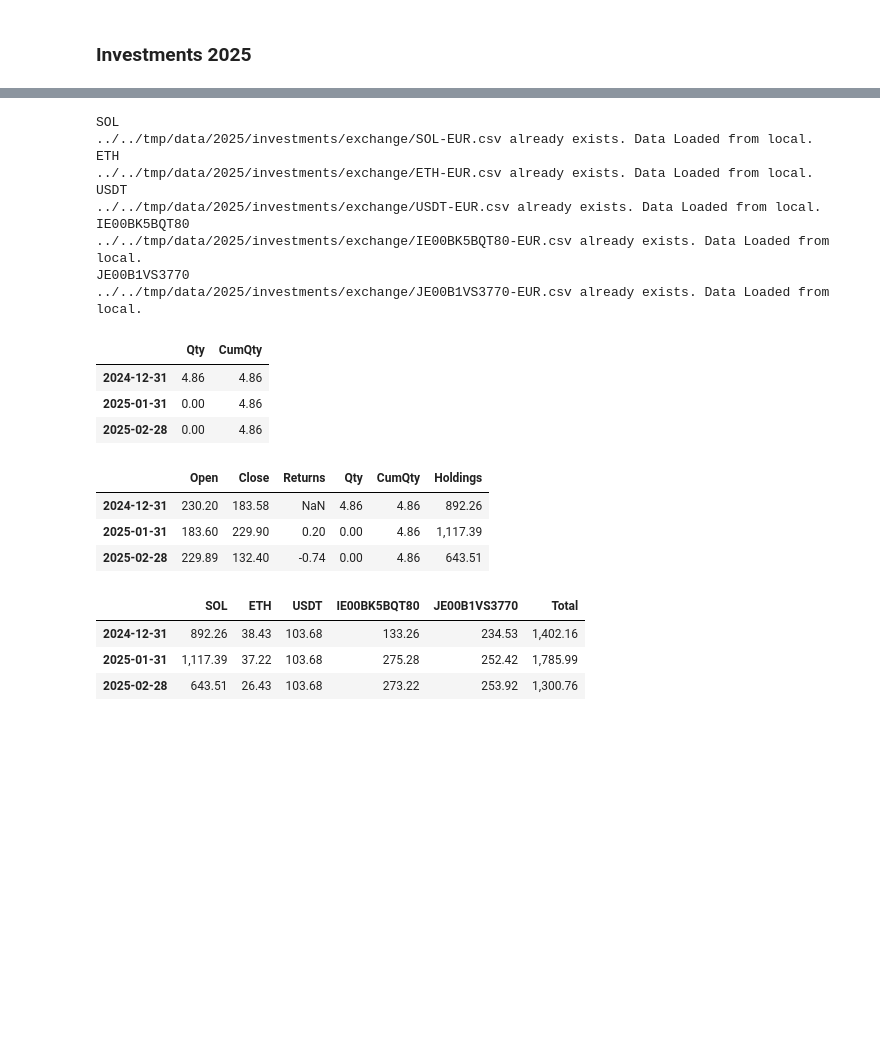
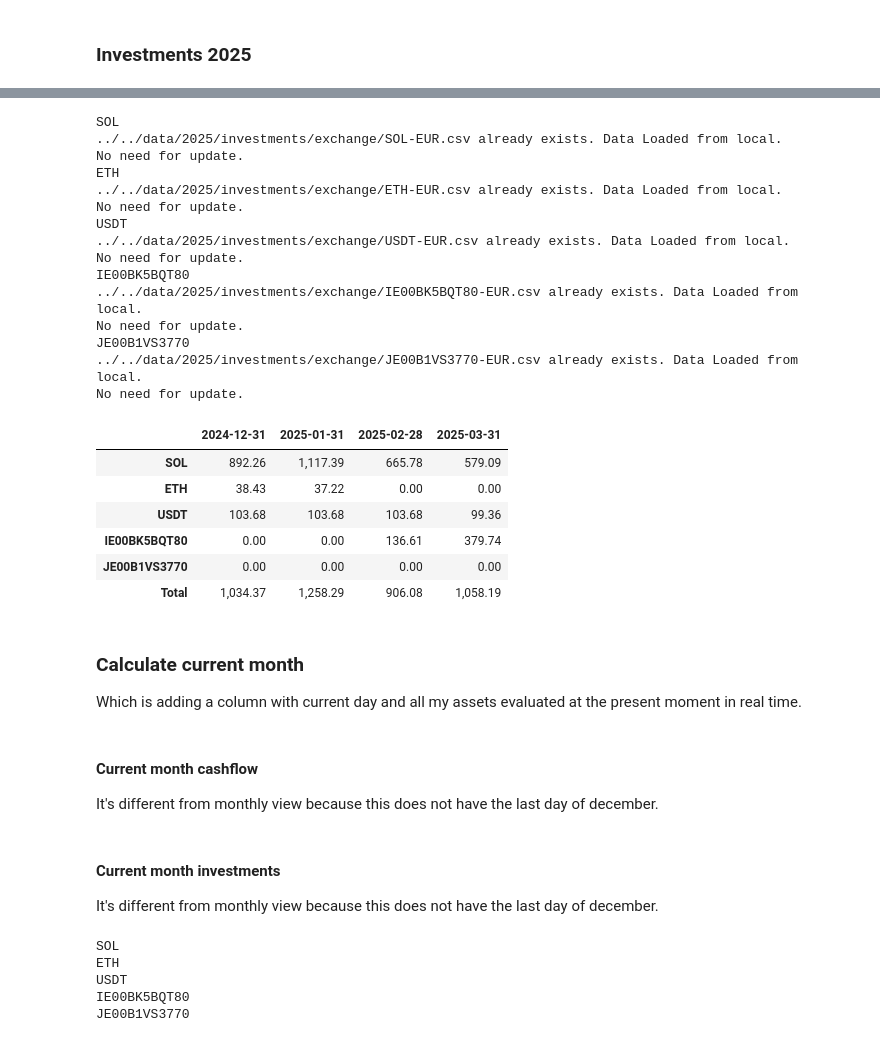
Before and after one commit to deepotrus/deepfinance, a Jupyter notebook: notebooks/nb2025.ipynb, the cells around one changed output, grey strips where cells are left out. Drawn from its saved outputs; the diff is of its cells as text; code cells hidden in the pictures; blank space fills up the shorter version.

```diff
--- a/notebooks/nb2025.ipynb
+++ b/notebooks/nb2025.ipynb
@@ -18,5 +14,5 @@ import time # sleep fetch
 # %%
 YEAR = 2025
-data_path_o = Path("../../tmp/data")
+data_path_o = Path("../../data")
 # %%
 init_holdings = FinLoad.load_init_holdings(data_path_o, YEAR)
@@ -110,40 +67,39 @@ df_year_investments
 # %%
 holdings_monthlyized = FinInvestmentsGet.get_holdings_monthlyized(df_year_investments, YEAR)
 # %%
-
 assets_monthlyized = FinInvestmentsGet.get_assets_monthlyized(holdings_monthlyized, data_path_o, YEAR)
 assets = FinInvestmentsGet.get_assets_global(assets_monthlyized, holdings_monthlyized)
 # %% [output]
 SOL
-../../tmp/data/2025/investments/exchange/SOL-EUR.csv already exists. Data Loaded from local.
+../../data/2025/investments/exchange/SOL-EUR.csv already exists. Data Loaded from local.
+No need for update.
 ETH
-../../tmp/data/2025/investments/exchange/ETH-EUR.csv already exists. Data Loaded from local.
+../../data/2025/investments/exchange/ETH-EUR.csv already exists. Data Loaded from local.
+No need for update.
 USDT
-../../tmp/data/2025/investments/exchange/USDT-EUR.csv already exists. Data Loaded from local.
+../../data/2025/investments/exchange/USDT-EUR.csv already exists. Data Loaded from local.
+No need for update.
 IE00BK5BQT80
-../../tmp/data/2025/investments/exchange/IE00BK5BQT80-EUR.csv already exists. Data Loaded from local.
+../../data/2025/investments/exchange/IE00BK5BQT80-EUR.csv already exists. Data Loaded from local.
+No need for update.
 JE00B1VS3770
-../../tmp/data/2025/investments/exchange/JE00B1VS3770-EUR.csv already exists. Data Loaded from local.
+../../data/2025/investments/exchange/JE00B1VS3770-EUR.csv already exists. Data Loaded from local.
+No need for update.
-# %%
-holdings_monthlyized['Cryptocurrencies']['SOL']
-# %% [output]
-|  | Qty | CumQty |
-| 2024-12-31 | 4.86 | 4.86 |
-| 2025-01-31 | 0.00 | 4.86 |
-| 2025-02-28 | 0.00 | 4.86 |
-# %%
-assets['Cryptocurrencies']['SOL']
-# %% [output]
-|  | Open | Close | Returns | Qty | CumQty | Holdings |
-| 2024-12-31 | 230.20 | 183.58 | NaN | 4.86 | 4.86 | 892.26 |
-| 2025-01-31 | 183.60 | 229.90 | 0.20 | 0.00 | 4.86 | 1,117.39 |
-| 2025-02-28 | 229.89 | 132.40 | -0.74 | 0.00 | 4.86 | 643.51 |
 # %%
 df_year_holdings = FinInvestmentsGet.get_total_holdings(assets)
 # %%
-df_year_holdings
+df_year_holdings.T
 # %% [output]
-|  | SOL | ETH | USDT | IE00BK5BQT80 | JE00B1VS3770 | Total |
-| 2024-12-31 | 892.26 | 38.43 | 103.68 | 133.26 | 234.53 | 1,402.16 |
-| 2025-01-31 | 1,117.39 | 37.22 | 103.68 | 275.28 | 252.42 | 1,785.99 |
-| 2025-02-28 | 643.51 | 26.43 | 103.68 | 273.22 | 253.92 | 1,300.76 |
+|  | 2024-12-31 | 2025-01-31 | 2025-02-28 | 2025-03-31 |
+| SOL | 892.26 | 1,117.39 | 665.78 | 579.09 |
+| ETH | 38.43 | 37.22 | 0.00 | 0.00 |
+| USDT | 103.68 | 103.68 | 103.68 | 99.36 |
+| IE00BK5BQT80 | 0.00 | 0.00 | 136.61 | 379.74 |
+| JE00B1VS3770 | 0.00 | 0.00 | 0.00 | 0.00 |
+| Total | 1,034.37 | 1,258.29 | 906.08 | 1,058.19 |
+# %% [markdown]
+### Calculate current month
+Which is adding a column with current day and all my assets evaluated at the present moment in real time.
+# %% [markdown]
+#### Current month cashflow
+It's different from monthly view because this does not have the last day of december.
@@ -150 +108,15 @@ df_year_holdings
+# %% [markdown]
+#### Current month investments
+It's different from monthly view because this does not have the last day of december.
+# %%
+current_holdings = FinInvestmentsGet.get_current_holdings(df_year_investments, holdings_monthlyized)
+assets_current_day = FinInvestmentsGet.get_current_assets_price(current_holdings, assets_monthlyized)
+assets_global_current_day = FinInvestmentsGet.get_current_assets_holdings(assets_current_day, current_holdings)
+df_today_holdings = FinInvestmentsGet.get_total_holdings(assets_global_current_day)
+# %% [output]
+SOL
+ETH
+USDT
+IE00BK5BQT80
+JE00B1VS3770
 # %% [markdown]
```
Also changed, not shown: parts of 26 cells of this notebook, 5 other files.
